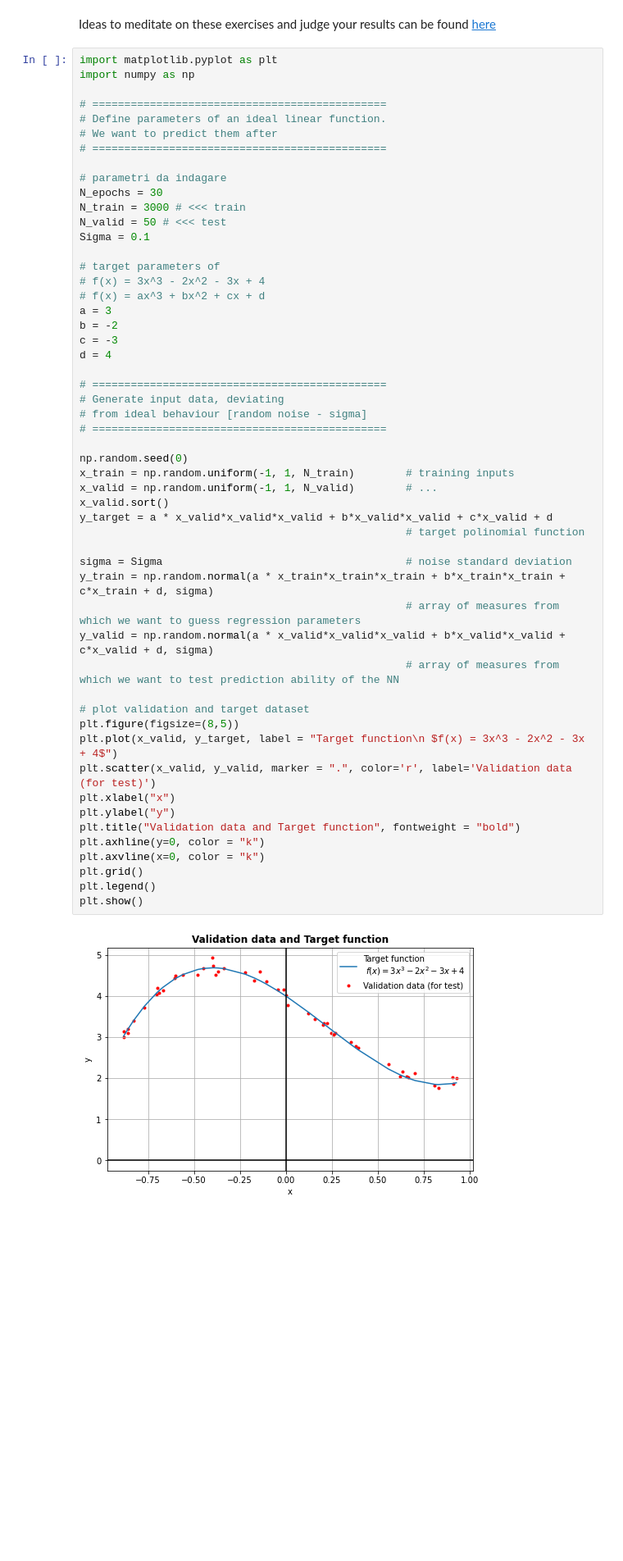
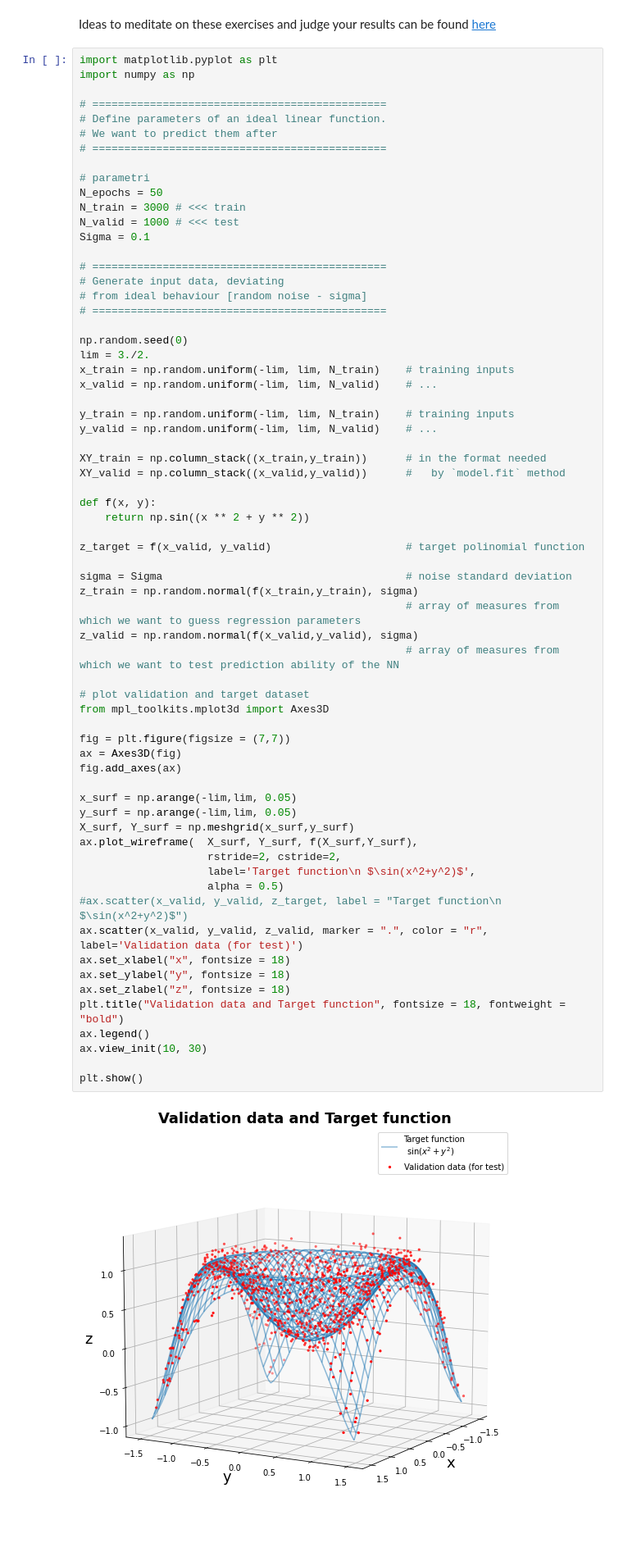
Before and after one commit to martinozanetti/LSN-Martino-Zanetti, a Jupyter notebook: 11_finire/my-11.3.ipynb, the cells around one changed output. Shown at 82% size. Saved outputs shown, nothing was run; the diff lists cells and outputs as text; blank space fills up the shorter version.

```diff
--- a/11_finire/my-11.3.ipynb
+++ b/11_finire/my-11.3.ipynb
@@ -9,58 +9,71 @@ Ideas to meditate on these exercises and judge your results can be found <a href
 # %%
 import matplotlib.pyplot as plt
 import numpy as np
 
 # ==============================================
 # Define parameters of an ideal linear function.
 # We want to predict them after
 # ==============================================
 
-# parametri da indagare
-N_epochs = 30
+# parametri
+N_epochs = 50
 N_train = 3000 # <<< train
-N_valid = 50 # <<< test
+N_valid = 1000 # <<< test
 Sigma = 0.1
-
-# target parameters of
-# f(x) = 3x^3 - 2x^2 - 3x + 4
-# f(x) = ax^3 + bx^2 + cx + d
-a = 3
-b = -2
-c = -3
-d = 4
 
 # ==============================================
 # Generate input data, deviating
 # from ideal behaviour [random noise - sigma]
 # ==============================================
 
 np.random.seed(0)
-x_train = np.random.uniform(-1, 1, N_train)        # training inputs
-x_valid = np.random.uniform(-1, 1, N_valid)        # ...
-x_valid.sort()
-y_target = a * x_valid*x_valid*x_valid + b*x_valid*x_valid + c*x_valid + d
-                                                   # target polinomial function
+lim = 3./2.
+x_train = np.random.uniform(-lim, lim, N_train)    # training inputs
+x_valid = np.random.uniform(-lim, lim, N_valid)    # ...
+
+y_train = np.random.uniform(-lim, lim, N_train)    # training inputs
+y_valid = np.random.uniform(-lim, lim, N_valid)    # ...
+
+XY_train = np.column_stack((x_train,y_train))      # in the format needed
+XY_valid = np.column_stack((x_valid,y_valid))      #   by `model.fit` method
+
+def f(x, y):
+    return np.sin((x ** 2 + y ** 2))
+
+z_target = f(x_valid, y_valid)                     # target polinomial function
 
 sigma = Sigma                                      # noise standard deviation
-y_train = np.random.normal(a * x_train*x_train*x_train + b*x_train*x_train + c*x_train + d, sigma)
+z_train = np.random.normal(f(x_train,y_train), sigma)
                                                    # array of measures from which we want to guess regression parameters
-y_valid = np.random.normal(a * x_valid*x_valid*x_valid + b*x_valid*x_valid + c*x_valid + d, sigma)
+z_valid = np.random.normal(f(x_valid,y_valid), sigma)
                                                    # array of measures from which we want to test prediction ability of the NN
 
 # plot validation and target dataset
-plt.figure(figsize=(8,5))
-plt.plot(x_valid, y_target, label = "Target function\n $f(x) = 3x^3 - 2x^2 - 3x + 4$")
-plt.scatter(x_valid, y_valid, marker = ".", color='r', label='Validation data (for test)')
-plt.xlabel("x")
-plt.ylabel("y")
-plt.title("Validation data and Target function", fontweight = "bold")
-plt.axhline(y=0, color = "k")
-plt.axvline(x=0, color = "k")
-plt.grid()
-plt.legend()
+from mpl_toolkits.mplot3d import Axes3D
+
+fig = plt.figure(figsize = (7,7))
+ax = Axes3D(fig)
+fig.add_axes(ax)
+
+x_surf = np.arange(-lim,lim, 0.05)
+y_surf = np.arange(-lim,lim, 0.05)
+X_surf, Y_surf = np.meshgrid(x_surf,y_surf)
+ax.plot_wireframe(  X_surf, Y_surf, f(X_surf,Y_surf),
+                    rstride=2, cstride=2,
+                    label='Target function\n $\sin(x^2+y^2)$',
+                    alpha = 0.5)
+#ax.scatter(x_valid, y_valid, z_target, label = "Target function\n $\sin(x^2+y^2)$")
+ax.scatter(x_valid, y_valid, z_valid, marker = ".", color = "r", label='Validation data (for test)')
+ax.set_xlabel("x", fontsize = 18)
+ax.set_ylabel("y", fontsize = 18)
+ax.set_zlabel("z", fontsize = 18)
+plt.title("Validation data and Target function", fontsize = 18, fontweight = "bold")
+ax.legend()
+ax.view_init(10, 30)
+
 plt.show()
 # %% [output]
-[figure, old version]
+[figure, new version]
 # %%
 # Use PYTHON 3.9.12
 
```
Also changed, not shown: parts of 2 cells of this notebook, 2 other files.
